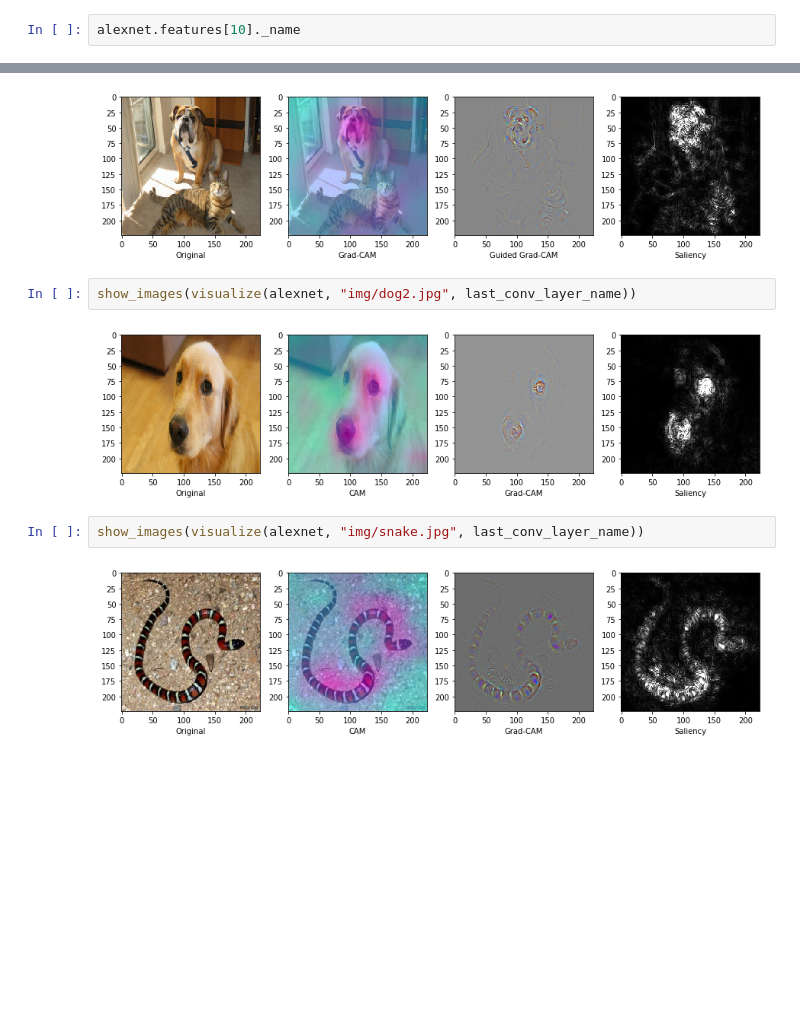
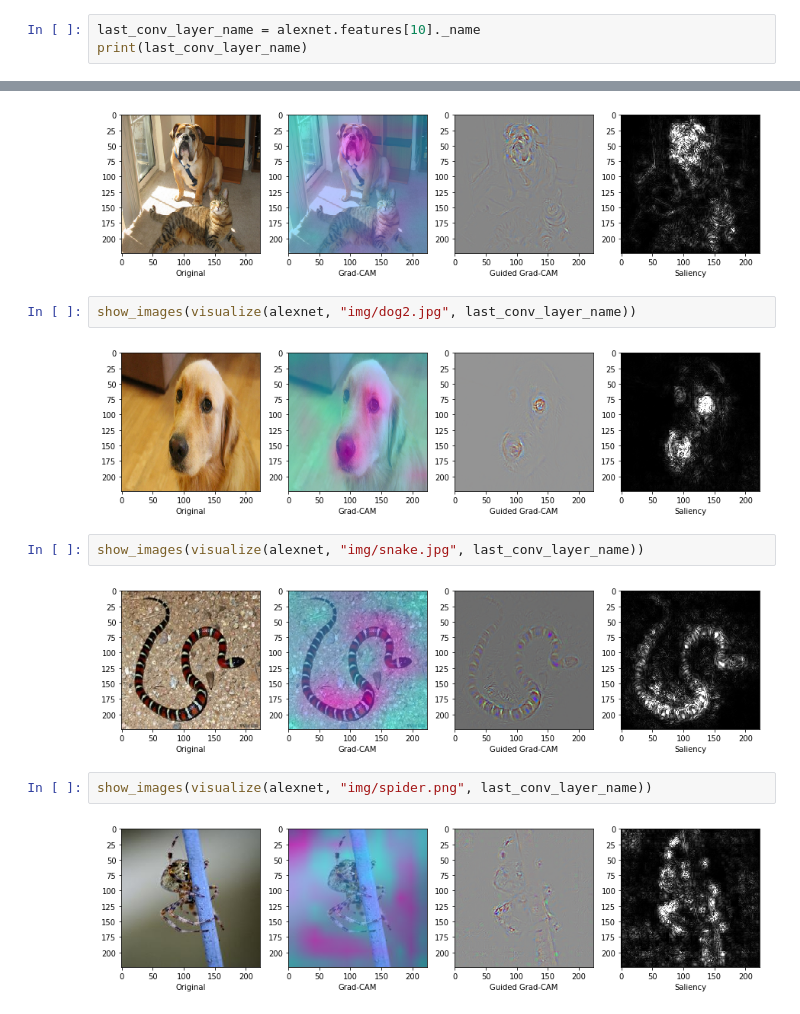
Before and after one commit to Ishitori/mxnet_tutorials, a Jupyter notebook: visualize_cnn/VisualizeClassActivation.ipynb, the cells around one changed output, grey strips where cells are left out. Cells and saved outputs as stored; diff of their text form; blank space fills up the shorter version.

```diff
--- a/visualize_cnn/VisualizeClassActivation.ipynb
+++ b/visualize_cnn/VisualizeClassActivation.ipynb
@@ -109,3 +138,4 @@ def show_images(images):
 # %%
-alexnet.features[10]._name
+last_conv_layer_name = alexnet.features[10]._name
+print(last_conv_layer_name)
 # %% [output]
@@ -130,8 +162,12 @@ show_images(visualize(alexnet, "img/cat_dog.png", last_conv_layer_name))
 # %%
 show_images(visualize(alexnet, "img/dog2.jpg", last_conv_layer_name))
 # %% [output]
-[figure, old version]
+[figure, new version]
 # %%
 show_images(visualize(alexnet, "img/snake.jpg", last_conv_layer_name))
 # %% [output]
-[figure, old version]
+[figure, new version]
+# %%
+show_images(visualize(alexnet, "img/spider.png", last_conv_layer_name))
+# %% [output]
+[figure, added]
```
Also changed, not shown: parts of 18 cells of this notebook, 3 other files.
